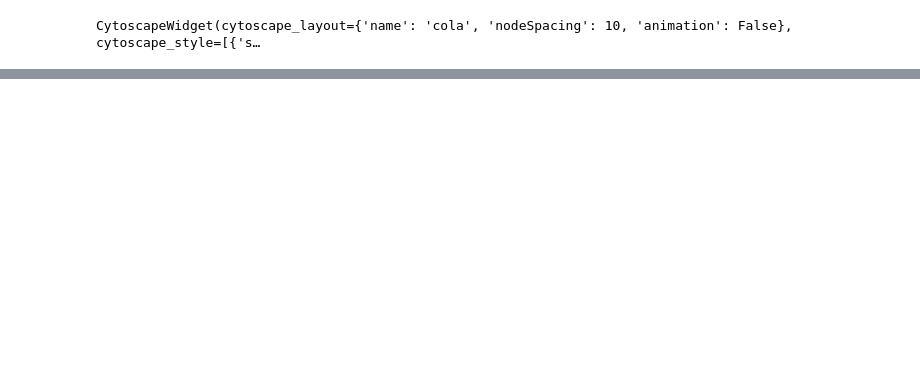
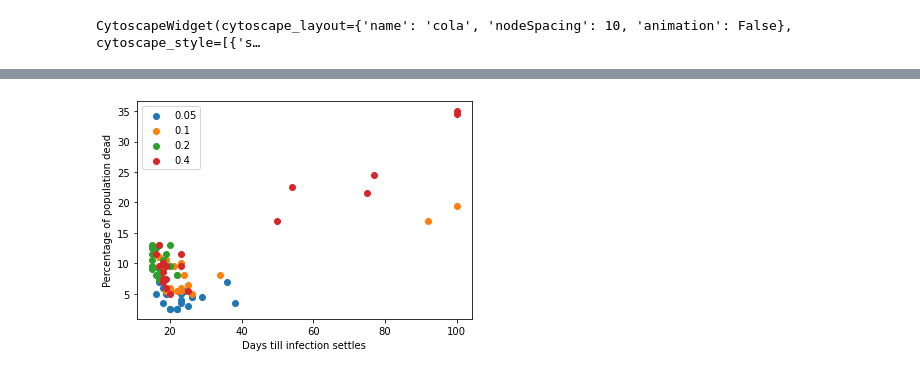
Before and after one commit to ECEStuff/fastai-covid, a Jupyter notebook: NetworkSimulation.ipynb, the cells around one changed output, grey strips where cells are left out. Saved outputs shown, nothing was run; the diff lists cells and outputs as text; code cells hidden in the pictures; blank space fills up the shorter version.

```diff
--- a/NetworkSimulation.ipynb
+++ b/NetworkSimulation.ipynb
@@ -64,6 +80,14 @@ class MyNode(ipycytoscape.Node):
         return f"super: {temp}, infectionTime: {self.infectionTime}, immunityTime: {self.immunityTime}, willDie: {self.willDie}"
 
     def processCycle(self, time: int, infect: bool) -> bool:
+        """
+        infect is kind of like a signal that the node receives at time t.
+        It denotes whether the node will be infected in this cycle or not.
+        If node is already infected or immune, this won't have any effect.
+
+        This function returns True if the node was infected and died
+        and false if it is still alive
+        """
         if self.classes == Status.DEAD:
             return True
         if infect:
@@ -333,2 +344,0 @@ CytoscapeWidget(cytoscape_layout={'name': 'cola', 'nodeSpacing': 10, 'animate':
-# %%
-i = x.simulate(widget)
@@ -362,0 +345,18 @@ i
+# %%
+result = []
+for i in range(20):
+    x = Network2(200, probEdges=2, infectionTime=4, immunityTime=12, probInfection=0.6, probDeath=0.1, probBirth=0)
+    x.initializeInfected(infected = 0.1)
+    result.append(x.simulate(days=200))
+m[0.6] = result
+# %%
+probs = [0.05, 0.1, 0.2, 0.4, 0.6]
+m = {}
+for k in probs:
+    result = []
+    for i in range(20):
+        print("simulation " + str(i))
+        x = Network2(200, probEdges=2, infectionTime=4, immunityTime=12, probInfection=k, probDeath=0.1, probBirth=0)
+        x.initializeInfected(infected = 0.1)
+        result.append(x.simulate(days=100))
+    m[k] = result
@@ -362,0 +405,11 @@ i
+# %%
+for k in m:
+    result = m[k]
+    days, y, lasd = zip(*result)
+    dead = [d/2 for d in y]
+    plot.scatter(days, dead, label=str(k))
+    plot.legend()
+    plot.xlabel("Days till infection settles")
+    plot.ylabel("Percentage of population dead")
+# %% [output]
+[figure, added]
```
Also changed, not shown: parts of 28 cells of this notebook.
